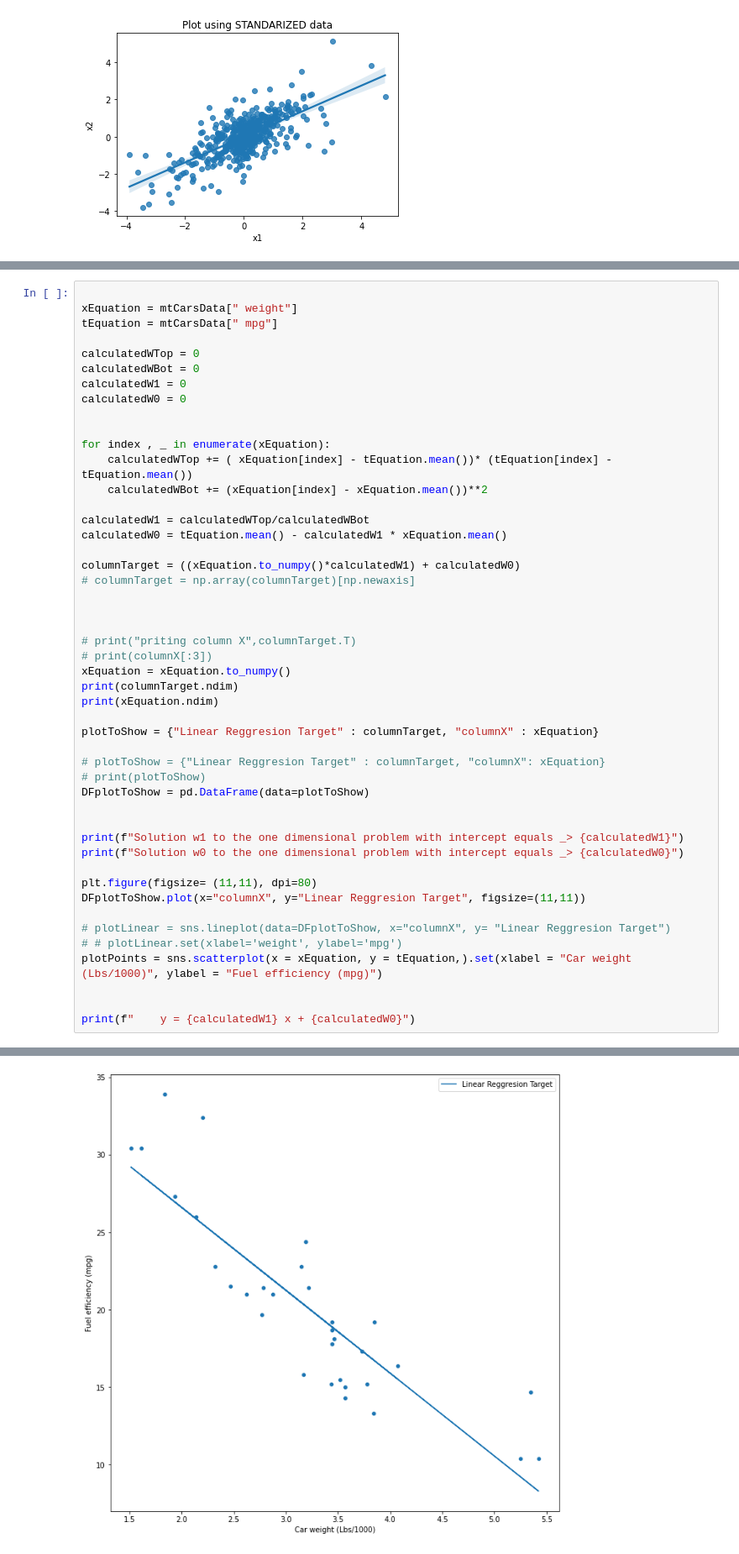
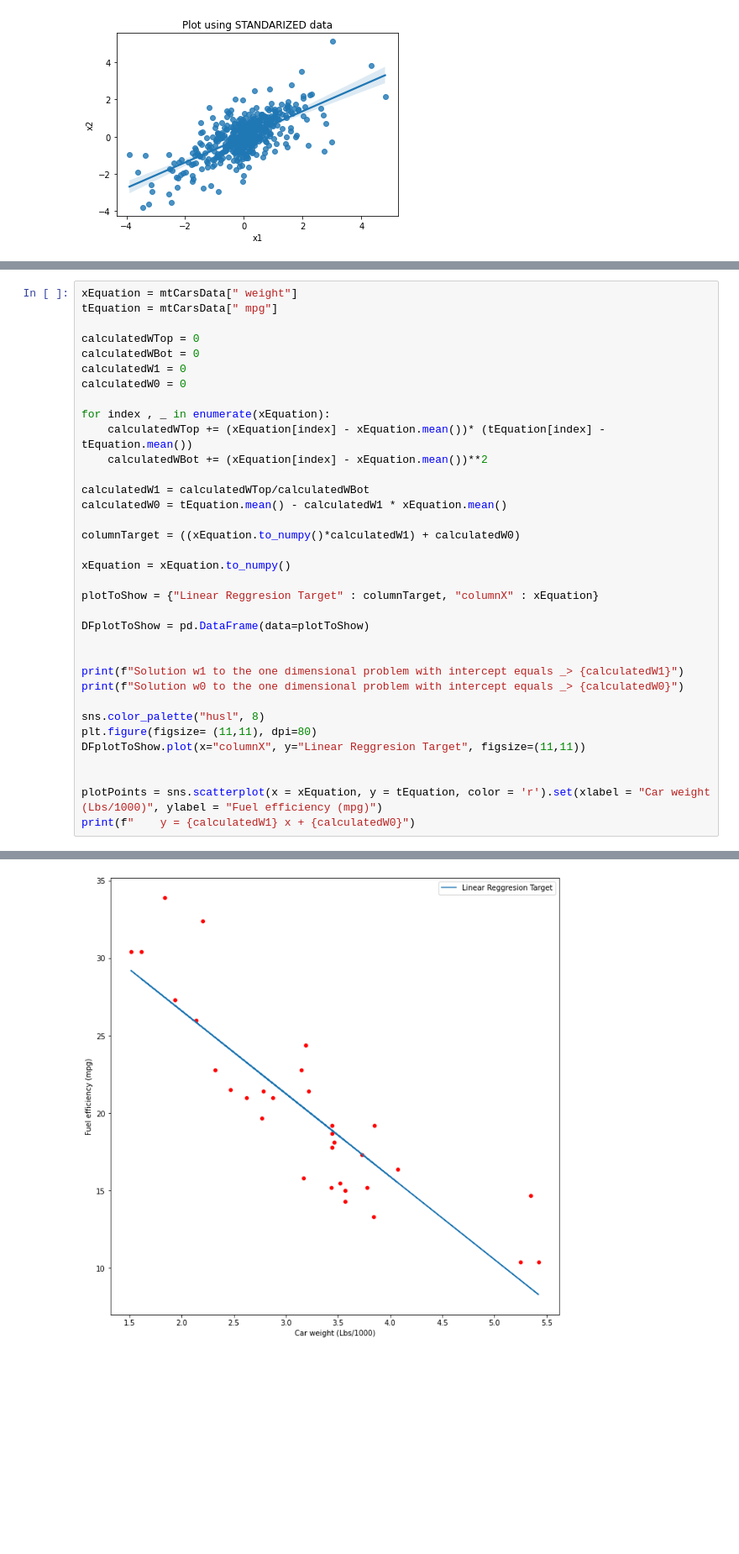
Before and after one commit to Siponek/Machine-Learning-Linear-regression, a Jupyter notebook: pythonTry/linearRegressionNotebook_3.ipynb, the cells around one changed output, grey strips where cells are left out. Shown: that part at 84% size. Drawn from its saved outputs; the diff is of its cells as text; blank space fills up the shorter version.

```diff
--- a/pythonTry/linearRegressionNotebook_3.ipynb
+++ b/pythonTry/linearRegressionNotebook_3.ipynb
@@ -117,7 +119,6 @@ dataSampleTurkish 108
 
 $w = \frac {\sum \limits _{l=1} ^{N} (x_{l} - \hat{x_{l}}) (t_{l} - \hat{x_{t}})} {\sum \limits _{l=1} ^{N} (x_{l} - \hat{x_{l}})^2}   $
 # %%
-
 xEquation = mtCarsData[" weight"]
 tEquation = mtCarsData[" mpg"]
 
@@ -126,42 +127,30 @@ calculatedWBot = 0
 calculatedW1 = 0
 calculatedW0 = 0
 
-
 for index , _ in enumerate(xEquation):
-    calculatedWTop += ( xEquation[index] - tEquation.mean())* (tEquation[index] - tEquation.mean())
+    calculatedWTop += (xEquation[index] - xEquation.mean())* (tEquation[index] - tEquation.mean())
     calculatedWBot += (xEquation[index] - xEquation.mean())**2
 
 calculatedW1 = calculatedWTop/calculatedWBot
 calculatedW0 = tEquation.mean() - calculatedW1 * xEquation.mean()
 
 columnTarget = ((xEquation.to_numpy()*calculatedW1) + calculatedW0)
-# columnTarget = np.array(columnTarget)[np.newaxis]
 
-
-
-# print("priting column X",columnTarget.T)
-# print(columnX[:3])
 xEquation = xEquation.to_numpy()
-print(columnTarget.ndim)
-print(xEquation.ndim)
 
 plotToShow = {"Linear Reggresion Target" : columnTarget, "columnX" : xEquation}
 
-# plotToShow = {"Linear Reggresion Target" : columnTarget, "columnX": xEquation}
-# print(plotToShow)
 DFplotToShow = pd.DataFrame(data=plotToShow)
 
 
 print(f"Solution w1 to the one dimensional problem with intercept equals _> {calculatedW1}")
 print(f"Solution w0 to the one dimensional problem with intercept equals _> {calculatedW0}")
 
+sns.color_palette("husl", 8)
 plt.figure(figsize= (11,11), dpi=80)
 DFplotToShow.plot(x="columnX", y="Linear Reggresion Target", figsize=(11,11))
 
-# plotLinear = sns.lineplot(data=DFplotToShow, x="columnX", y= "Linear Reggresion Target")
-# # plotLinear.set(xlabel='weight', ylabel='mpg')
-plotPoints = sns.scatterplot(x = xEquation, y = tEquation,).set(xlabel = "Car weight (Lbs/1000)", ylabel = "Fuel efficiency (mpg)")
 
-
+plotPoints = sns.scatterplot(x = xEquation, y = tEquation, color = 'r').set(xlabel = "Car weight (Lbs/1000)", ylabel = "Fuel efficiency (mpg)")
 print(f"    y = {calculatedW1} x + {calculatedW0}")
 # %% [output]
@@ -173,2 +160,2 @@ Solution w0 to the one dimensional problem with intercept equals _> 37.285126167
 <Figure size 880x880 with 0 Axes>
-[figure, old version]
+[figure, new version]
```
Also changed, not shown: parts of 25 cells of this notebook.
